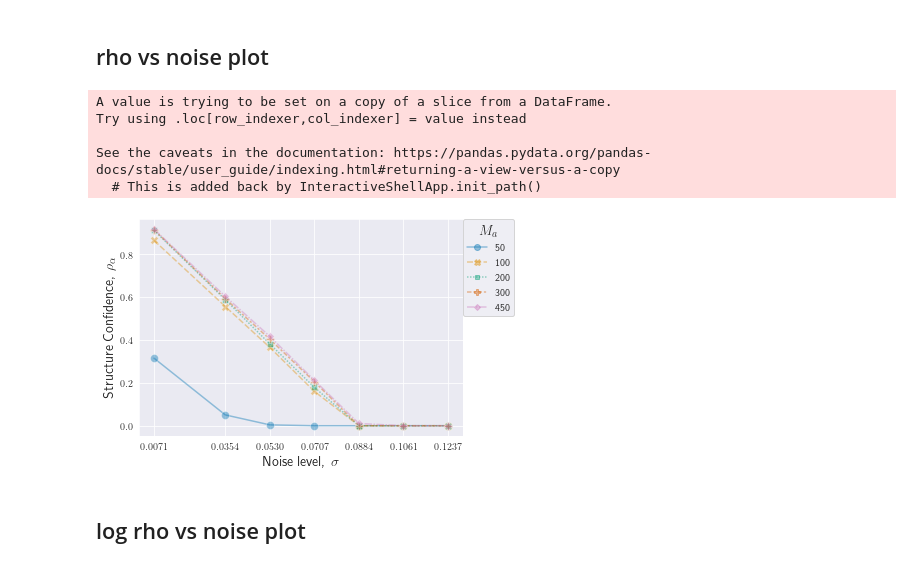
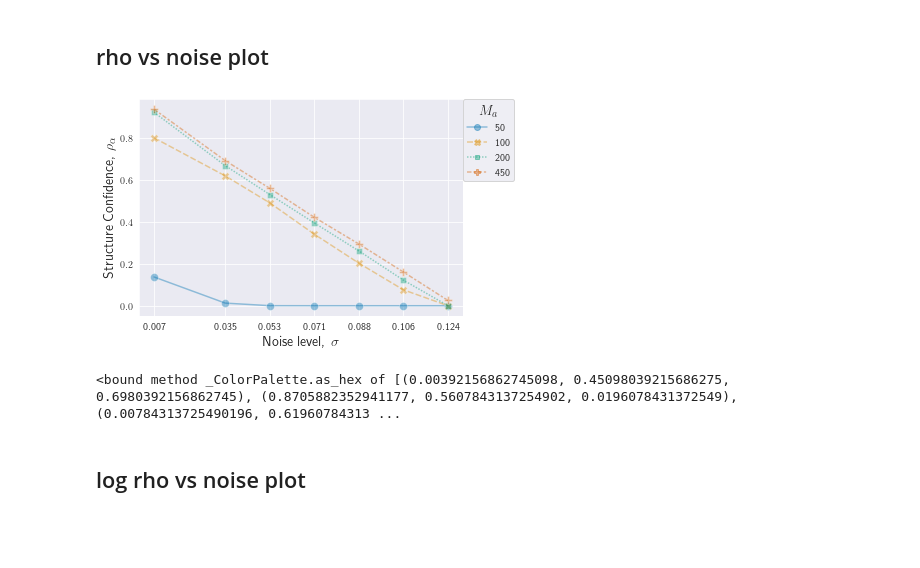
Before and after one commit to adwaye/test_ct, a Jupyter notebook: Experiments.ipynb, the cells around one changed output. Drawn from its saved outputs; the diff is of its cells as text; code cells hidden in the pictures; blank space fills up the shorter version.

```diff
--- a/Experiments.ipynb
+++ b/Experiments.ipynb
@@ -251,6 +222,8 @@ font_size = 14
 df3 = df2.groupby('ct_slice')
 slice_name = 'xslice_225'
 df3 = df3.get_group(slice_name)
+df3 = df3[df3.noise != 0.15]
+df3 = df3[df3.noise != 0.125]
 df3['noise'] = df3['noise']/np.sqrt(2)
 n_colors= np.unique(df3['noise']).shape[0]
 
@@ -283,7 +256,7 @@ g.set_xticks([50,100,200,300,450])
 # plt.setp(ax.get_legend().get_title(), fontsize='32')
 # # grid.axes[0,1].set_title("y slice 225")
 handles, lables = g.get_legend_handles_labels()
-lables = ['{:.4f}'.format(float(f)) for f in lables]
+lables = ['{:.3f}'.format(float(f)) for f in lables]
 for h in handles:
     h.set_alpha(0.4)
 lgnd = plt.legend(handles, lables, bbox_to_anchor=(1.0, 1), loc='upper left', borderaxespad=0, title="$\\sigma$",title_fontsize=font_size)
@@ -292,6 +265,6 @@ fig.subplots_adjust(top=0.9) # adjust the Figure in rp
 # plt.suptitle('Rho vs number of measurements')
 
 output_folder = "/home/adwaye/Documents/abstracts and papers/PNAS/figures"
-#plt.savefig(os.path.join(output_folder,slice_name+"_rho_vs_M.pdf"))
+plt.savefig(os.path.join(output_folder,slice_name+"_rho_vs_M.pdf"))
 df3.sort_values(by=['agls','noise'])[['rho','agls','iterations','noise']]
 # %% [output]
@@ -402,15 +370,17 @@ lables
 ## rho vs noise plot
 # %%
 font_size = 14
-slice_name = 'xslice_225'#'yslice_266'
+slice_name = 'yslice_266'#'yslice_266'
 df2_copy = df2.groupby("noise").get_group(0.175)
 df2_copy = df2_copy.groupby("ct_slice").get_group(slice_name)
 
-n_colors= df2_copy['agls'].shape[0]
+
 
 df3 = df2.groupby('ct_slice')
 
 df3 = df3.get_group(slice_name)
+df3 = df3[df3.agls != 300]
+n_colors= np.unique(df3['agls']).shape[0]
 df3['noise'] = df3['noise']/np.sqrt(2)
 
 # marker = ['o', 'x', '^', '+', '*', '8', 's', 'p', 'D', 'V']
@@ -424,39 +394,40 @@ sns.set_style('darkgrid')
 # grid = sns.FacetGrid(df2,col="ct_slice",hue="noise",hue_kws=d,#row='BUQO_conv',
 #                          height=5,legend_out=True,palette=sns.color_palette("Paired")
 #                     )
 kwargs={'markersize':8}
 
 
 fig, ax = plt.subplots()
 g = sns.lineplot(ax=ax,data=df3,x="noise",y="rho",hue="agls",style="agls",markers=True,alpha=0.4,
                 palette=sns.color_palette("colorblind", n_colors=n_colors),**kwargs)
 # plt.legend(bbox_to_anchor=(1.05, 1), loc='upper left', borderaxespad=0)
 # g.add_legend()
 g.axes.set_xlabel("Noise")
 # grid.axes[0,0].set_title("x slice 225")
 g.axes.set_ylabel("Structure Confidence, $\\rho_{\\alpha}$",fontdict={'size':14})
 g.axes.set_xlabel("Noise level, $\\sigma$",fontdict={'size':14})
 g.set_xticks([0.01/np.sqrt(2),0.05/np.sqrt(2),0.075/np.sqrt(2),0.1/np.sqrt(2),0.125/np.sqrt(2),0.15/np.sqrt(2),0.175/np.sqrt(2)])
+g.xaxis.set_major_formatter('{x:.3f}')
 # grid.axes[0,1].set_title("y slice 225")
 
 handles, lables = g.get_legend_handles_labels()
 #lables = ['{:.4f}'.format(float(f)) for f in lables]
 for h in handles:
     h.set_alpha(0.4)
 lgnd = plt.legend(handles, lables, bbox_to_anchor=(1.0, 1), loc='upper left', borderaxespad=0, title='$M_a$',title_fontsize=font_size)
 # g.fig.subplots_adjust(top=0.9) # adjust the Figure in rp
 plt.tight_layout()
 fig.subplots_adjust(top=0.9) # adjust the Figure in rp
 # plt.suptitle('Rho vs number of measurements')
 output_folder = "/home/adwaye/Documents/abstracts and papers/PNAS/figures"
 plt.savefig(os.path.join(output_folder,slice_name+"_rho_vs_noise.pdf"))
 # %% [output]
-A value is trying to be set on a copy of a slice from a DataFrame.
-Try using .loc[row_indexer,col_indexer] = value instead
-
-See the caveats in the documentation: https://pandas.pydata.org/pandas-docs/stable/user_guide/indexing.html#returning-a-view-versus-a-copy
-  # This is added back by InteractiveShellApp.init_path()
-[figure, old version]
+[figure, new version]
+# %%
+palette=sns.color_palette("colorblind", n_colors=n_colors)
+palette.as_hex
+# %% [output]
+<bound method _ColorPalette.as_hex of [(0.00392156862745098, 0.45098039215686275, 0.6980392156862745), (0.8705882352941177, 0.5607843137254902, 0.0196078431372549), (0.00784313725490196, 0.61960784313 ...
 # %% [markdown]
 ## log rho vs noise plot
 # %%
```
Also changed, not shown: parts of 22 cells of this notebook.
